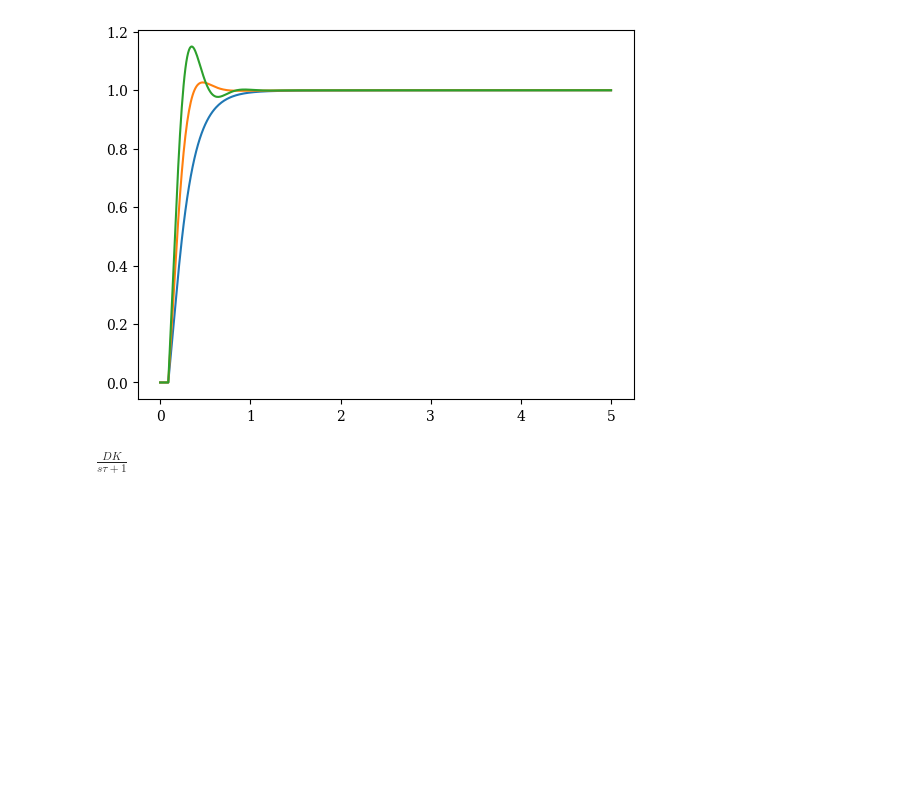
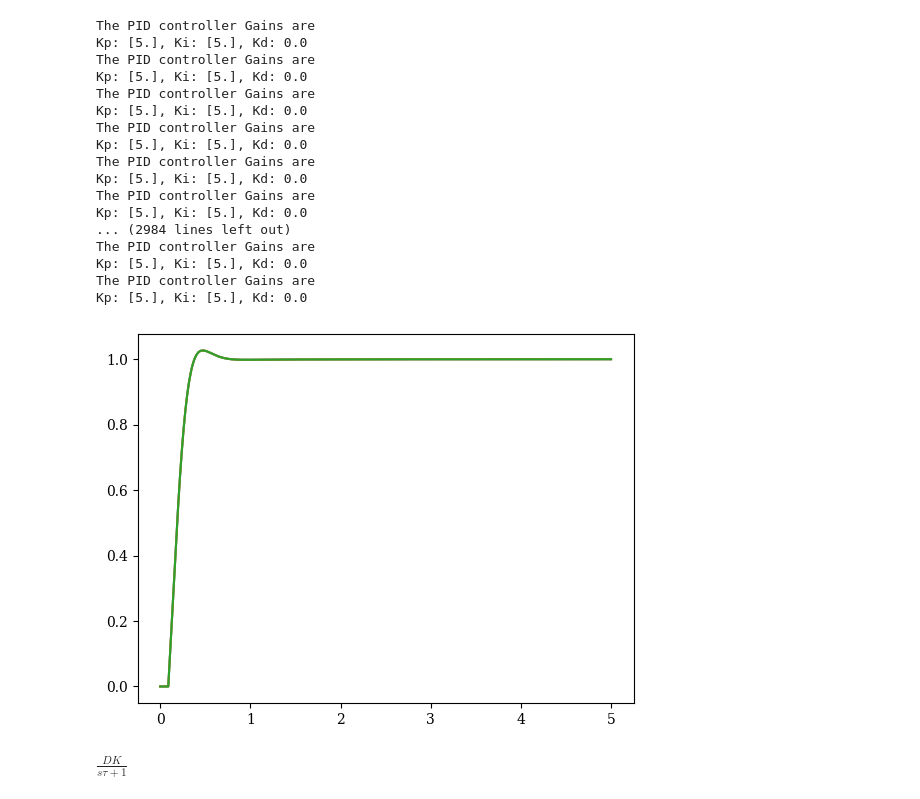
Before and after one commit to vkbharatv/Non-linear-and-Adaptive-Control-Design, a Jupyter notebook: NLACD_T3.ipynb, the cells around one changed output. Drawn from its saved outputs; the diff is of its cells as text; code cells hidden in the pictures; blank space fills up the shorter version.

```diff
--- a/NLACD_T3.ipynb
+++ b/NLACD_T3.ipynb
@@ -77,27 +77,48 @@ Outputs (1): ['y[0]']
 # %%
 dt = 0.01  # Time step for simulation
 time = np.arange(0, 5, dt)  # Simulation time vector
 
 Kp = 1.0
 Ki = 1.0
 Kd = 0.5
 
 pid = PIDController(Kp=Kp, Ki=Ki, Kd=Kd, dt=dt)
 Plant = DelayControlSystem(G, delay_time, dt)
 for lambda_c in [0.2, 0.1, 0.05]:
     Plant.reset()
     pid.reset()
-    pid.IMC_tune(lambda_c=lambda_c, K=K, tau=tau, theta=theta)
     for i, _ in enumerate(time):
+
         setpoint = 1.0  # Desired setpoint
         measurement = Plant.y[-1] if Plant.y else 0.0
+        error = setpoint - measurement
+        lambda_c = np.clip(np.exp((error)), 0.01, 1)
+        pid.IMC_tune(lambda_c=0.1 * lambda_c, K=K, tau=tau, theta=theta)
+        pid()
         u = pid.compute(setpoint, measurement)
         Plant.step(u)
 
     plt.plot(Plant.t, Plant.y, label="Output with Delay")
 plt.show()
 # %% [output]
+The PID controller Gains are
+Kp: [5.], Ki: [5.], Kd: 0.0
+The PID controller Gains are
+Kp: [5.], Ki: [5.], Kd: 0.0
+The PID controller Gains are
+Kp: [5.], Ki: [5.], Kd: 0.0
+The PID controller Gains are
+Kp: [5.], Ki: [5.], Kd: 0.0
+The PID controller Gains are
+Kp: [5.], Ki: [5.], Kd: 0.0
+The PID controller Gains are
+Kp: [5.], Ki: [5.], Kd: 0.0
+... (2984 lines left out)
+The PID controller Gains are
+Kp: [5.], Ki: [5.], Kd: 0.0
+The PID controller Gains are
+Kp: [5.], Ki: [5.], Kd: 0.0
-[figure, old version]
+[figure, new version]
 # %%
 import sympy as sp
 
```
Also changed, not shown: parts of 1 cell of this notebook.
